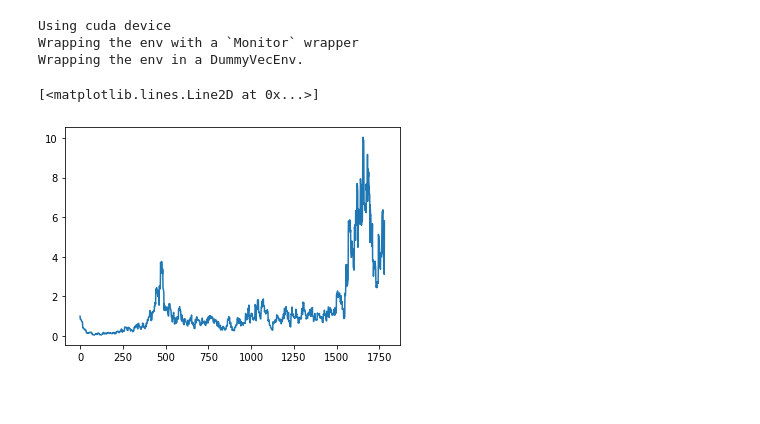
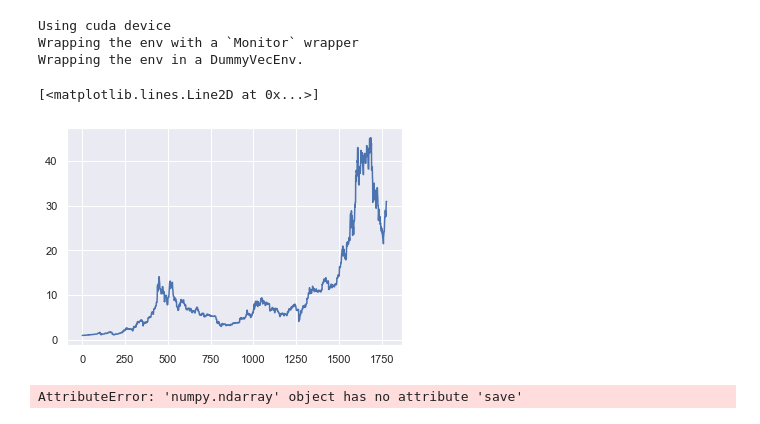
Before and after one commit to 1007210276/2022MCM, a Jupyter notebook: model/model.ipynb, the cells around one changed output. Drawn from its saved outputs; the diff is of its cells as text; code cells hidden in the pictures; blank space fills up the shorter version.

Commit message:
update graphic module

```diff
--- a/model/model.ipynb
+++ b/model/model.ipynb
@@ -13,5 +13,7 @@ from portfolio_env import PortfolioEnv
 from stable_baselines3 import DDPG, PPO
 from stable_baselines3.common.noise import NormalActionNoise, OrnsteinUhlenbeckActionNoise
+# %%
+sns.set_theme()
 # %%
 # Read data from csv files
 
@@ -135,33 +148,37 @@ del rewards
 n_actions = env.action_space.shape[-1]
 # action_noise = NormalActionNoise(mean=np.zeros(n_actions), sigma=0.1 * np.ones(n_actions))
 
-model = PPO("MlpPolicy", env, verbose=1)
-model.learn(total_timesteps=100000, log_interval=20)
-model.save("ddpg_pendulum")
+model = DDPG("MlpPolicy", env, verbose=1)
+model.learn(total_timesteps=10000, log_interval=20)
+model.save("1e4-2-ddpg")
 env = model.get_env()
+del model
 # %% [output]
 Using cuda device
 Wrapping the env with a `Monitor` wrapper
 Wrapping the env in a DummyVecEnv.
 # %%
 
-del model # remove to demonstrate saving and loading
-
-model = PPO.load("ddpg_pendulum")
-
+# del model # remove to demonstrate saving and loading
+# env = PortfolioEnv(price, pd.notna(gold)['Value'], pd.Timestamp('2016-9-12'), pd.Timestamp('2021-9-8'))
+model = DDPG.load("1e4-2-ddpg", env=env)
 obs = env.reset()
 rewardss = []
 while True:
     action, _states = model.predict(obs)
     obs, rewards, dones, info = env.step(action)
     if dones:
         break
     rewardss.append(rewards)
 
 r = np.array(rewardss)
 r = r.cumsum()
 
 plt.plot(np.exp(r))
 # %% [output]
 [<matplotlib.lines.Line2D at 0x...>]
-[figure, old version]
+[figure, new version]
+# %%
+np.exp(r).dump('../save/a.npy')
+# %% [output]
+AttributeError: 'numpy.ndarray' object has no attribute 'save'
```
Also changed, not shown: parts of 4 cells of this notebook, 5 other files.
